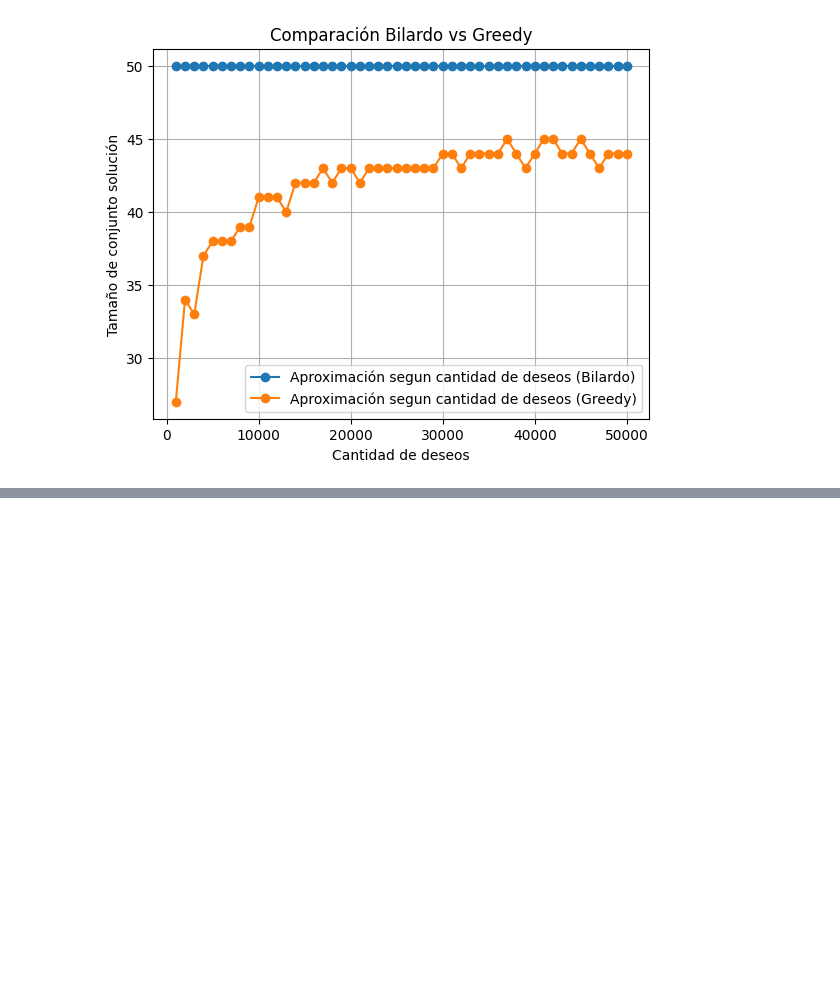
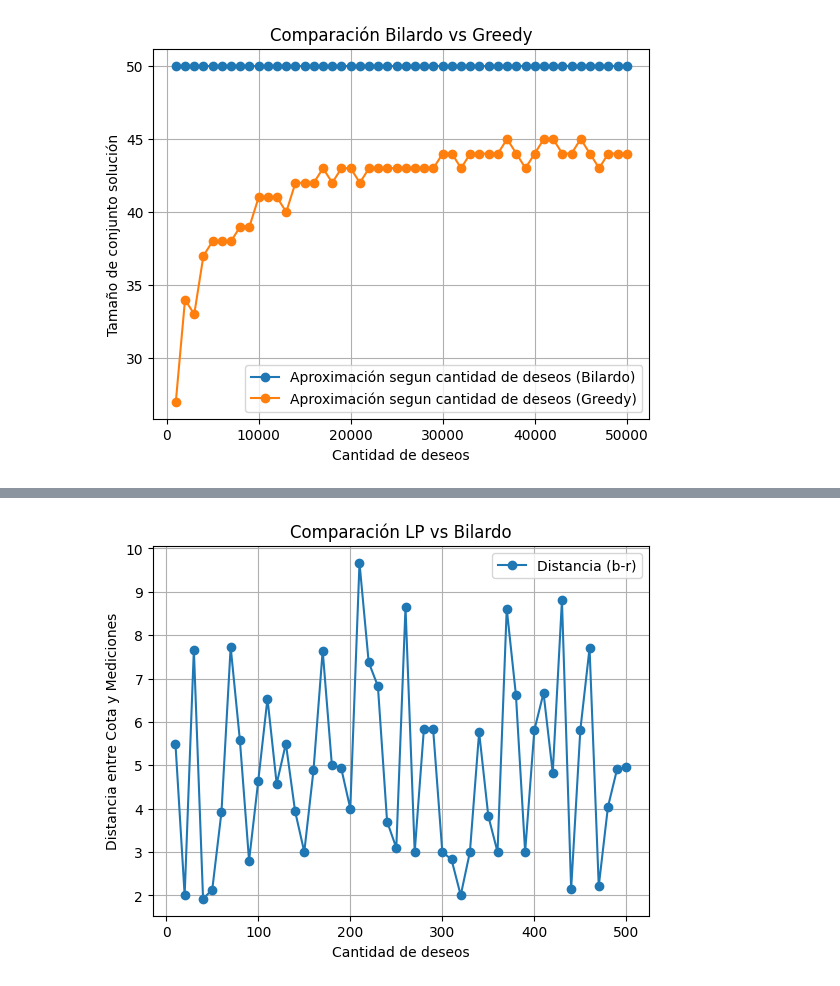
Before and after one commit to mrti259/tda-i-tps, a Jupyter notebook: tp3/notebooks/Algoritmos.ipynb, the cells around one changed output, grey strips where cells are left out. Saved outputs shown, nothing was run; the diff lists cells and outputs as text; code cells hidden in the pictures; blank space fills up the shorter version.

```diff
--- a/tp3/notebooks/Algoritmos.ipynb
+++ b/tp3/notebooks/Algoritmos.ipynb
@@ -321,0 +432,14 @@ Z=26, A=50, r=1.9230769230769231, N=10000
+# %%
+deseos_aproximacion_bilardo_para_cota = [resultado[0] for resultado in soluciones_aproximacion_bilardo_para_cota]
+diferencia_aproximacion_bilardo_para_cota = [resultado[0]-resultado[1] for resultado in analisis_cota_bilardo]
+
+plt.plot(deseos_aproximacion_bilardo_para_cota, diferencia_aproximacion_bilardo_para_cota, label= "Distancia (b-r)",  marker='o', linestyle='-')
+plt.xlabel('Cantidad de deseos')
+plt.ylabel('Distancia entre Cota y Mediciones')
+plt.title('Comparación LP vs Bilardo')
+plt.grid(True)
+plt.legend()
+
+plt.show()
+# %% [output]
+[figure, added]
```
Also changed, not shown: parts of 22 cells of this notebook, 51 other files.
